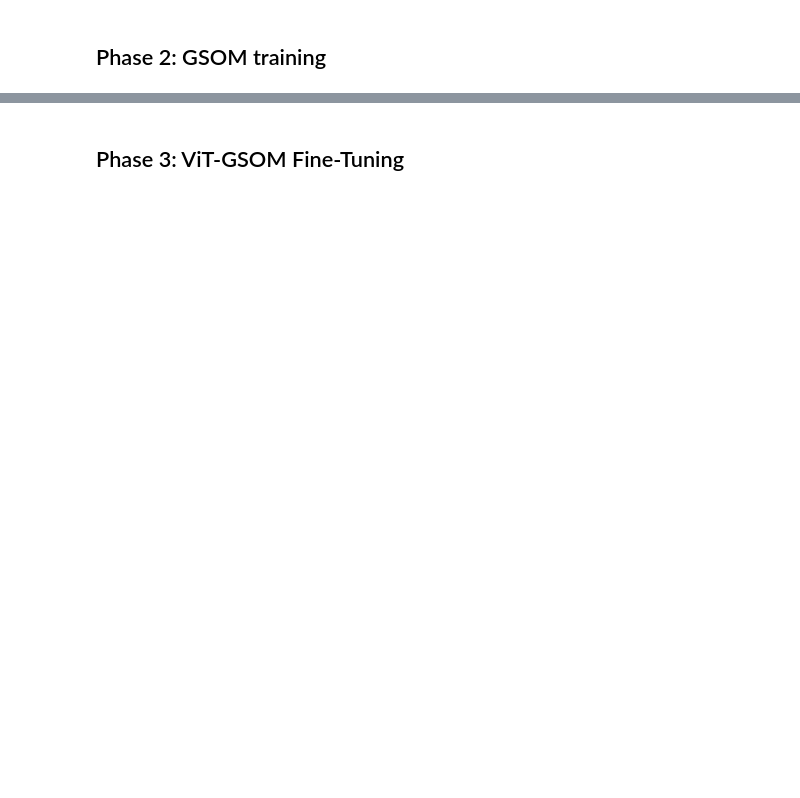
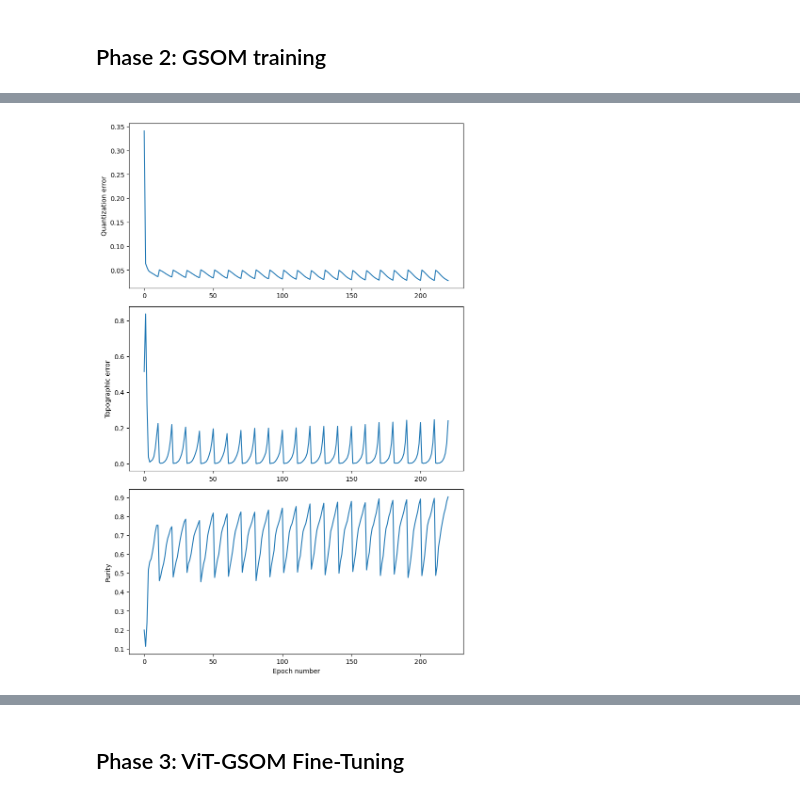
Before and after one commit to hanzltom/ViT-GHSOM, a Jupyter notebook: ViT-GSOM/ViT-GSOM_training.ipynb, the cells around one changed output, grey strips where cells are left out. Drawn from its saved outputs; the diff is of its cells as text; code cells hidden in the pictures; blank space fills up the shorter version.

```diff
--- a/ViT-GSOM/ViT-GSOM_training.ipynb
+++ b/ViT-GSOM/ViT-GSOM_training.ipynb
@@ -135,11 +157,17 @@ epochs_since_reset = 0
 grid_coords = get_grid_coords(config['som_rows'], config['som_cols'], device)
 current_sigma = sigma_start
 
+history = {'som': [], 'purity': [], 'QE': [], 'TE': []}
+
+
 snapshot_som_weights = {}
 snapshot_som_weights[0] = (
     autoencoder.get_som_weights().detach().cpu().numpy(),
-    get_node_labels(autoencoder, loader, device)
+    get_node_hits(autoencoder, loader, device)
 )
+
+unique_labels = set()
+last_epoch = 0
 
 print("Start GSOM training")
 for epoch in range(config['epochs_som']):
@@ -148,8 +176,9 @@ for epoch in range(config['epochs_som']):
 
     sigma_t = decay_exponential(sigma_start, beta, epochs_since_reset)
 
-    for images, _ in loader:
+    for images, labels in loader:
         images = images.to(device)
+        unique_labels.update(labels.tolist())
 
         reconstructed, latent = autoencoder(images)
         som_weights = autoencoder.get_som_weights()
@@ -169,14 +198,20 @@ for epoch in range(config['epochs_som']):
 
     avg_som = running_som / len(loader)
 
+    history['som'].append(avg_som)
+    history['purity'].append(metrics["Purity"])
+    history['QE'].append(metrics["QE"])
+    history['TE'].append(metrics["TE"])
+
     print(f"Epoch {epoch+1}/{config['epochs_som']} | Sigma: {sigma_t:.3f} | SOM: {avg_som:.8f}) | QE: {metrics["QE"]:.4f} | TE: {metrics["TE"]:.4f} | Purity: {metrics["Purity"]:.5f}")
 
     if epoch % config['grow_after_epochs'] == 0:
         weights_np = autoencoder.get_som_weights().detach().cpu().numpy()
-        labels_np = get_node_labels(autoencoder, loader, device)
+        labels_np = get_node_hits(autoencoder, loader, device)
         snapshot_som_weights[epoch+1] = (weights_np, labels_np)
 
         if metrics["Purity"] > config['stop_growth_purity']:
+            last_epoch = epoch
             print(f"Purity is high enough: {metrics["Purity"]}, entering Phase 3 - Fine-tuning")
             break
 
@@ -197,5 +232,7 @@ for epoch in range(config['epochs_som']):
 
     else:
         epochs_since_reset += 1
+
+last_epoch = config['epochs_som']
 # %% [output]
 Start GSOM training
@@ -218,0 +255,19 @@ KeyboardInterrupt:
+# %%
+plt.figure(figsize=(8, 12))
+#plt.subplot(4,1,1)
+#plt.plot(np.arange(config['epochs_som']), history['som'])
+#plt.ylabel('SOM error')
+plt.subplot(3,1,1)
+plt.plot(np.arange(last_epoch), history['QE'])
+plt.ylabel('Quantization error')
+plt.subplot(3,1,2)
+plt.plot(np.arange(last_epoch), history['TE'])
+plt.ylabel('Topographic error')
+plt.subplot(3,1,3)
+plt.plot(np.arange(last_epoch), history['purity'])
+plt.ylabel('Purity')
+plt.xlabel('Epoch number')
+plt.tight_layout()
+plt.show()
+# %% [output]
+[figure, added]
```
Also changed, not shown: parts of 14 cells of this notebook.
